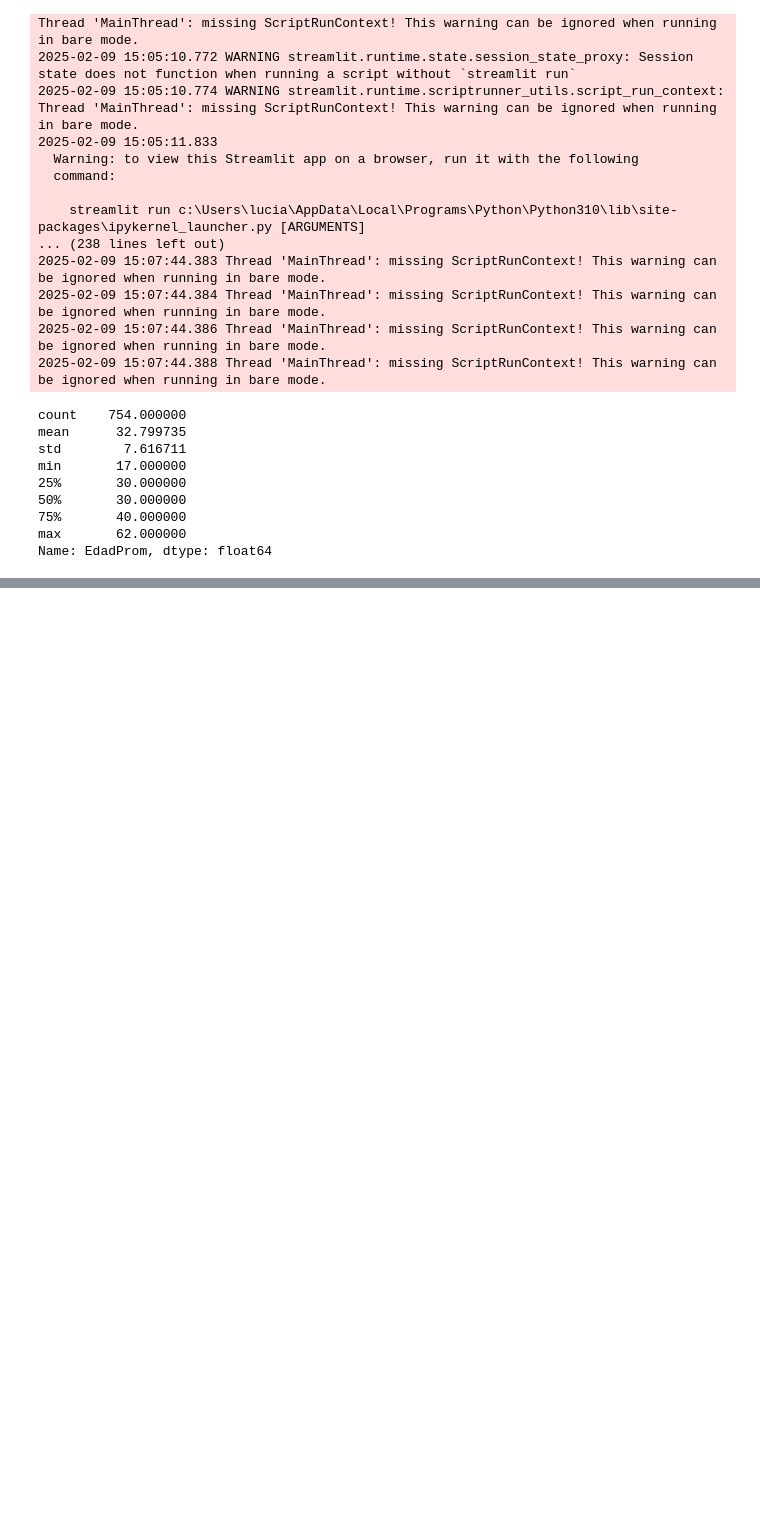
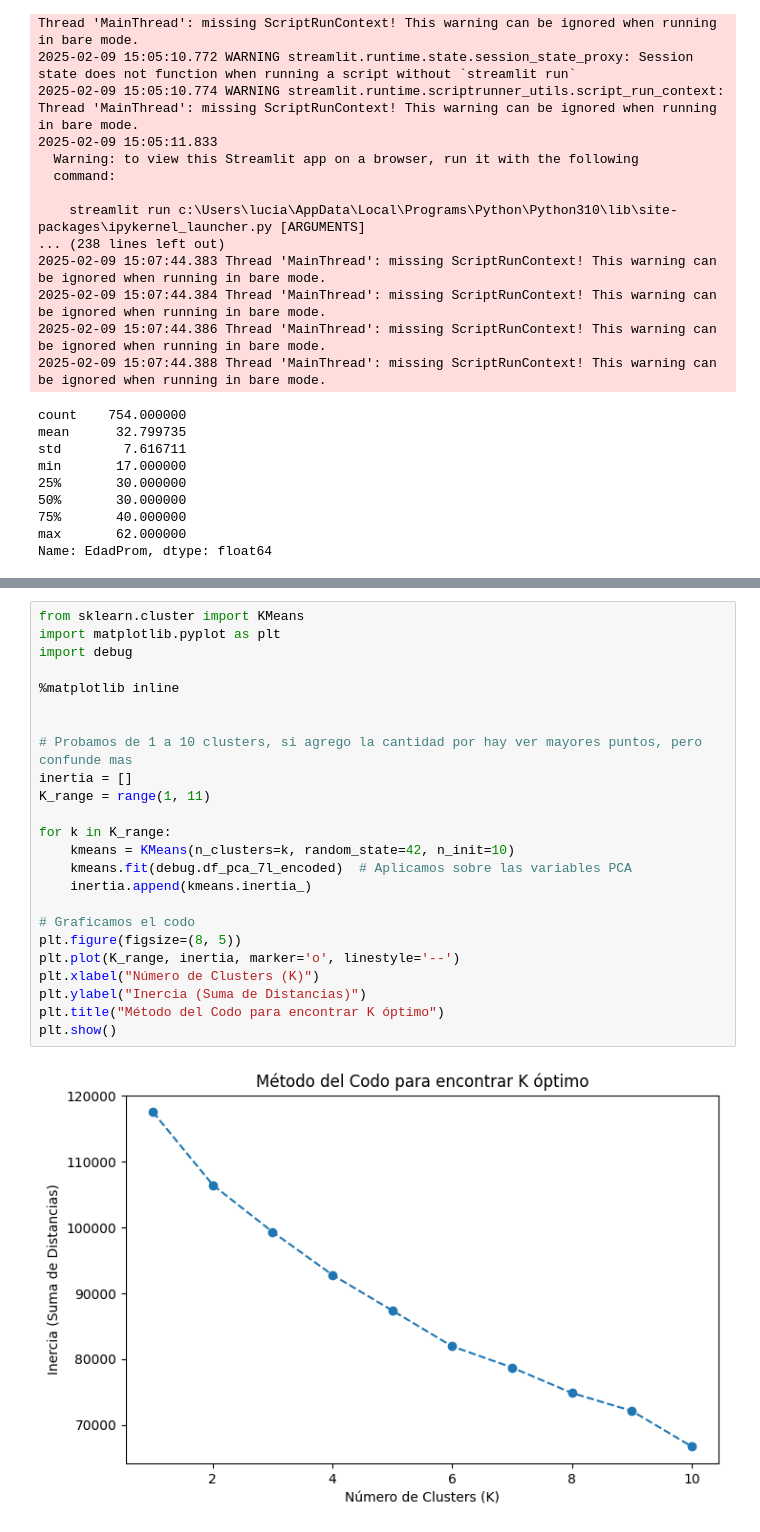
Before and after one commit to Luciano1120/data_manu, a Jupyter notebook: pruebasDataset.ipynb, the cells around one changed output, grey strips where cells are left out. Saved outputs shown, nothing was run; the diff lists cells and outputs as text; blank space fills up the shorter version.

```diff
--- a/pruebasDataset.ipynb
+++ b/pruebasDataset.ipynb
@@ -122,0 +465,26 @@ df.head()
+# %%
+from sklearn.cluster import KMeans
+import matplotlib.pyplot as plt
+import debug
+
+%matplotlib inline
+
+
+# Probamos de 1 a 10 clusters, si agrego la cantidad por hay ver mayores puntos, pero confunde mas
+inertia = []
+K_range = range(1, 11)
+
+for k in K_range:
+    kmeans = KMeans(n_clusters=k, random_state=42, n_init=10)
+    kmeans.fit(debug.df_pca_7l_encoded)  # Aplicamos sobre las variables PCA
+    inertia.append(kmeans.inertia_)
+
+# Graficamos el codo
+plt.figure(figsize=(8, 5))
+plt.plot(K_range, inertia, marker='o', linestyle='--')
+plt.xlabel("Número de Clusters (K)")
+plt.ylabel("Inercia (Suma de Distancias)")
+plt.title("Método del Codo para encontrar K óptimo")
+plt.show()
+# %% [output]
+[figure, added]
```
Also changed, not shown: parts of 76 cells of this notebook, 8 other files.
